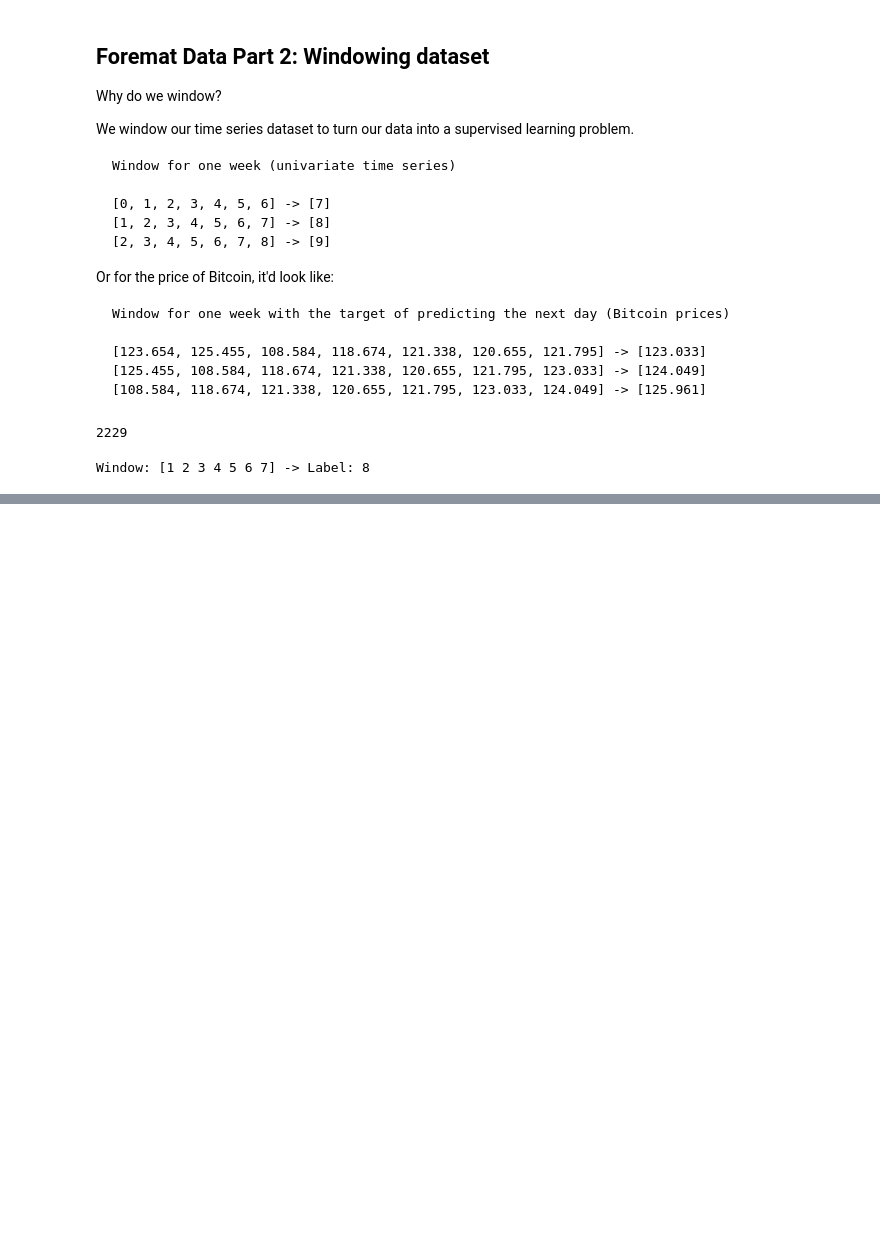
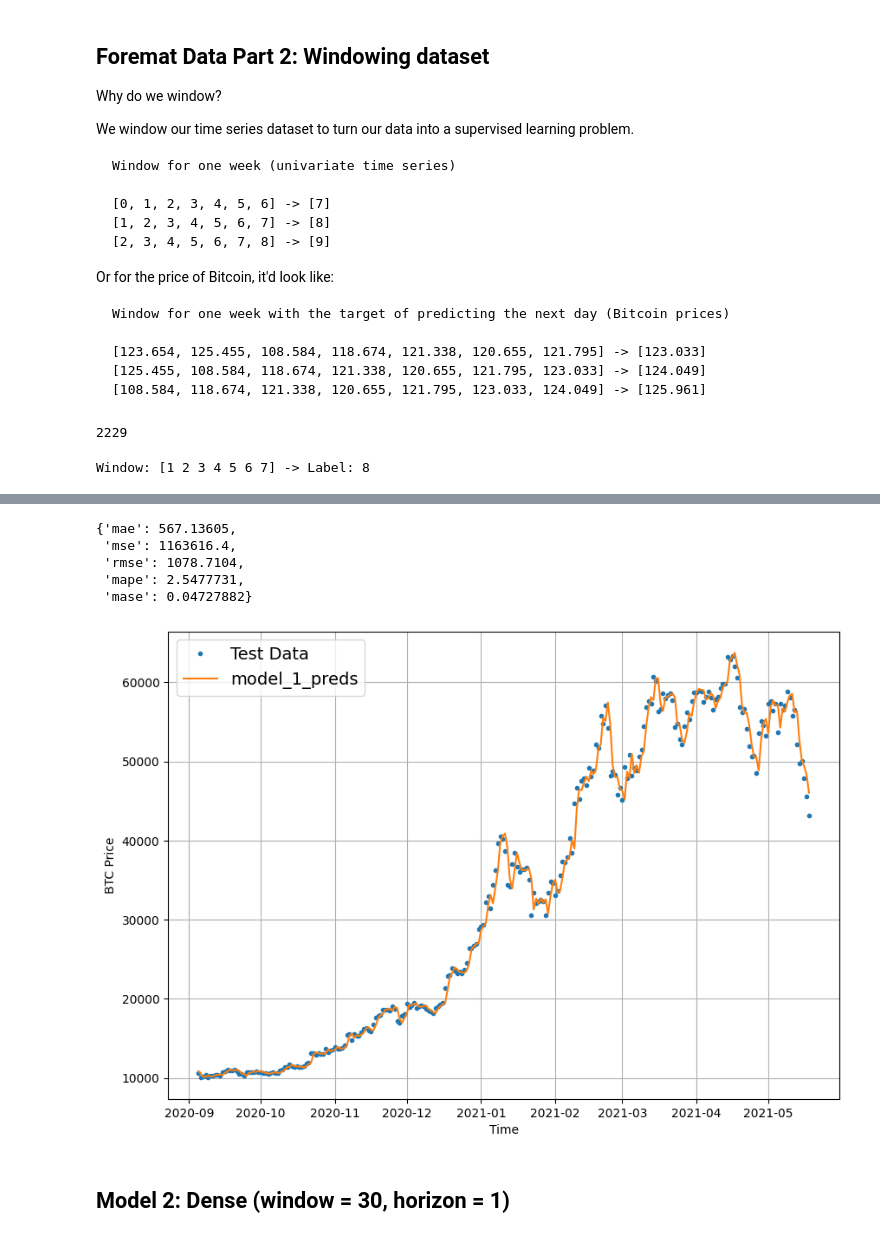
Before and after one commit to Nuthan03/Time-series, a Jupyter notebook: time_series_forecasting.ipynb, the cells around one changed output, grey strips where cells are left out. Cells and saved outputs as stored; diff of their text form; code cells hidden in the pictures; blank space fills up the shorter version.

```diff
--- a/time_series_forecasting.ipynb
+++ b/time_series_forecasting.ipynb
@@ -429,0 +512,4 @@ Window: [1 2 3 4 5 6 7] -> Label: 8
+# %%
+# Create train and test windows
+train_windows, test_windows, train_labels, test_labels = make_train_test_splits(full_windows, full_labels)
+len(train_windows), len(test_windows), len(train_labels), len(test_labels)
@@ -429,0 +620,4 @@ Window: [1 2 3 4 5 6 7] -> Label: 8
+# %%
+# Load in saved best performing model_1 and evaluate it on test data
+model_1 = tf.keras.models.load_model("model_experiments/model_1_dense/")
+model_1.evaluate(test_windows, test_labels)
@@ -429,0 +636,18 @@ Window: [1 2 3 4 5 6 7] -> Label: 8
+# %%
+def make_preds(model, input_data):
+  """
+    Uses model to make predictions on input_data.
+
+  Parameters
+  ----------
+  model: trained model
+  input_data: windowed input data (same kind of data model was trained on)
+
+  Returns model predictions on input_data.
+  """
+  forecast = model.predict(input_data)
+  return tf.squeeze(forecast) # return 1D array of predictions
+# %%
+# Make predictions using model_1 on the test dataset and view the results
+model_1_preds = make_preds(model_1, test_windows)
+len(model_1_preds), model_1_preds[:10]
@@ -429,0 +660,30 @@ Window: [1 2 3 4 5 6 7] -> Label: 8
+# %%
+# Evalute the preds
+model_1_results = evaluate_preds(y_true=tf.squeeze(test_labels),
+                                 y_pred=model_1_preds)
+model_1_results
+# %% [output]
+{'mae': 567.13605,
+ 'mse': 1163616.4,
+ 'rmse': 1078.7104,
+ 'mape': 2.5477731,
+ 'mase': 0.04727882}
+# %%
+# Let's plot our model 1 predictions
+offset = 300
+plt.figure(figsize=(10, 7))
+# Account for the test_window offset and index into test_labels to ensure correct plotting
+plot_time_series(timesteps=x_test[-len(test_windows):],
+                 values=test_labels[:, 0],
+                 start=offset,
+                 label="Test Data")
+
+plot_time_series(timesteps=x_test[-len(test_windows):],
+                 values=model_1_preds,
+                 start=offset,
+                 format="-",
+                 label="model_1_preds")
+# %% [output]
+[figure, added]
+# %% [markdown]
+## Model 2: Dense (window = 30, horizon = 1)
```
Also changed, not shown: parts of 19 cells of this notebook.
